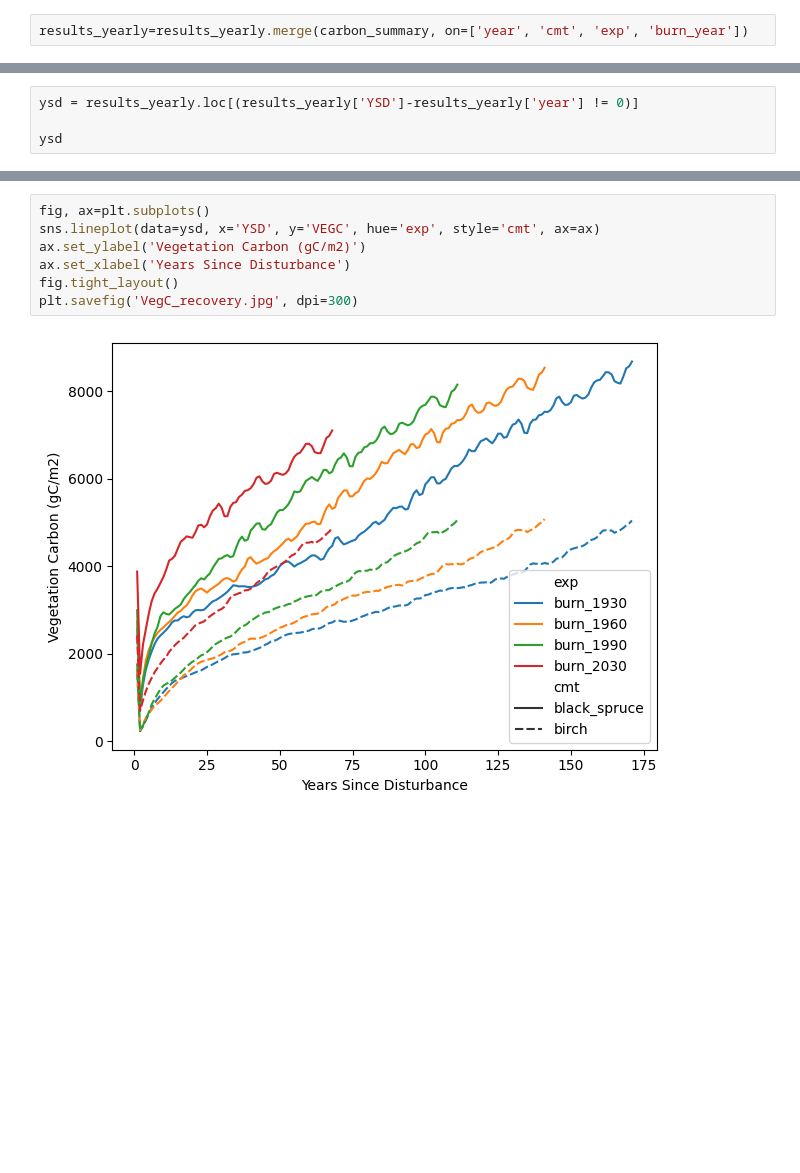
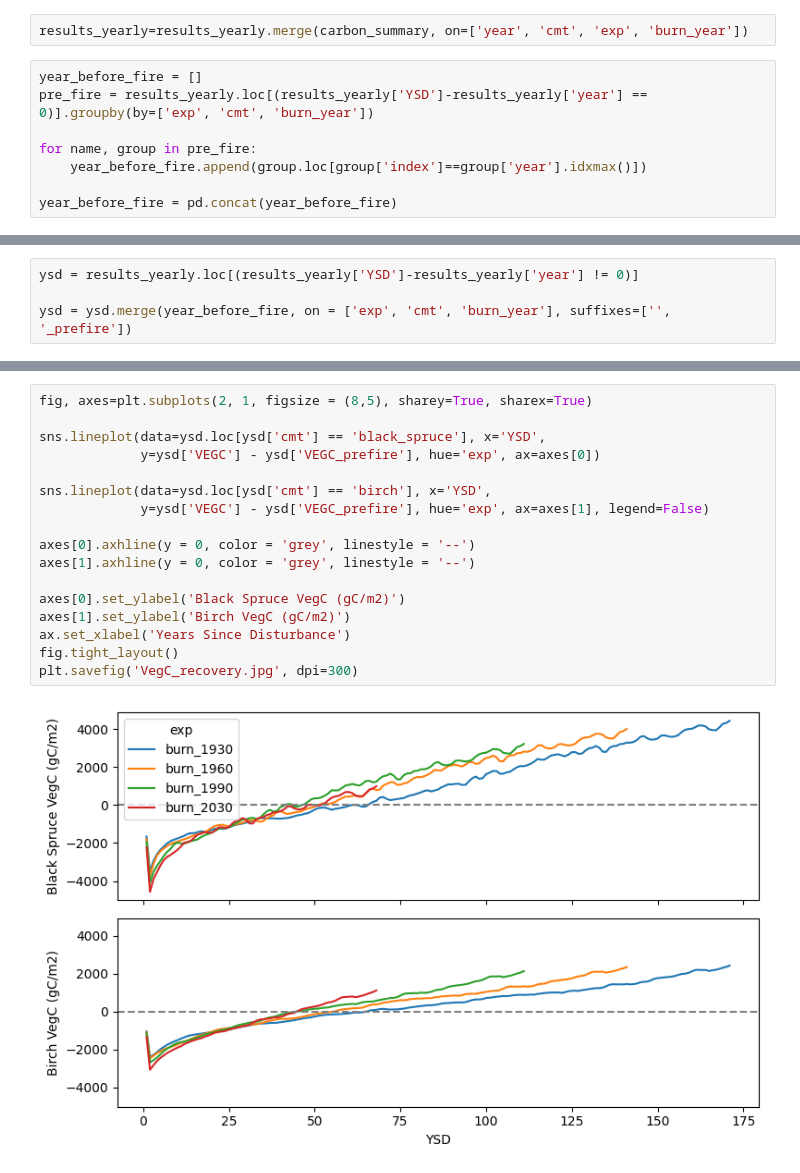
Before and after one commit to uaf-arctic-eco-modeling/dvm-dos-tem, a Jupyter notebook: scripts/caribou-poker-exp/CPCRW_fire_exps/fire_exp_vis.ipynb, the cells around one changed output, grey strips where cells are left out. Saved outputs shown, nothing was run; the diff lists cells and outputs as text; blank space fills up the shorter version.

Commit message:
update CPCRW fire exp figs

```diff
--- a/scripts/caribou-poker-exp/CPCRW_fire_exps/fire_exp_vis.ipynb
+++ b/scripts/caribou-poker-exp/CPCRW_fire_exps/fire_exp_vis.ipynb
@@ -1548,3 +1545,11 @@ plt.savefig('growing_days.jpg', dpi=300)
 carbon_summary = results_yearly_pft.groupby(by=['year', 'cmt', 'exp', 'burn_year']).sum().reset_index()
 # %%
 results_yearly=results_yearly.merge(carbon_summary, on=['year', 'cmt', 'exp', 'burn_year'])
+# %%
+year_before_fire = []
+pre_fire = results_yearly.loc[(results_yearly['YSD']-results_yearly['year'] == 0)].groupby(by=['exp', 'cmt', 'burn_year'])
+
+for name, group in pre_fire:
+    year_before_fire.append(group.loc[group['index']==group['year'].idxmax()])
+
+year_before_fire = pd.concat(year_before_fire)
@@ -1551,4 +1571,4 @@ results_yearly=results_yearly.merge(carbon_summary, on=['year', 'cmt', 'exp', 'b
 # %%
 ysd = results_yearly.loc[(results_yearly['YSD']-results_yearly['year'] != 0)]
 
-ysd
+ysd = ysd.merge(year_before_fire, on = ['exp', 'cmt', 'burn_year'], suffixes=['', '_prefire'])
@@ -1569,12 +1575,22 @@ ysd
 # %%
-fig, ax=plt.subplots()
-sns.lineplot(data=ysd, x='YSD', y='VEGC', hue='exp', style='cmt', ax=ax)
-ax.set_ylabel('Vegetation Carbon (gC/m2)')
+fig, axes=plt.subplots(2, 1, figsize = (8,5), sharey=True, sharex=True)
+
+sns.lineplot(data=ysd.loc[ysd['cmt'] == 'black_spruce'], x='YSD',
+             y=ysd['VEGC'] - ysd['VEGC_prefire'], hue='exp', ax=axes[0])
+
+sns.lineplot(data=ysd.loc[ysd['cmt'] == 'birch'], x='YSD',
+             y=ysd['VEGC'] - ysd['VEGC_prefire'], hue='exp', ax=axes[1], legend=False)
+
+axes[0].axhline(y = 0, color = 'grey', linestyle = '--')
+axes[1].axhline(y = 0, color = 'grey', linestyle = '--')
+
+axes[0].set_ylabel('Black Spruce VegC (gC/m2)')
+axes[1].set_ylabel('Birch VegC (gC/m2)')
 ax.set_xlabel('Years Since Disturbance')
 fig.tight_layout()
 plt.savefig('VegC_recovery.jpg', dpi=300)
 # %% [output]
-[figure, old version]
+[figure, new version]
 # %%
 fig, axes=plt.subplots(2,1, sharex=True)
 
```
Also changed, not shown: parts of 8 cells of this notebook, 7 other files.
